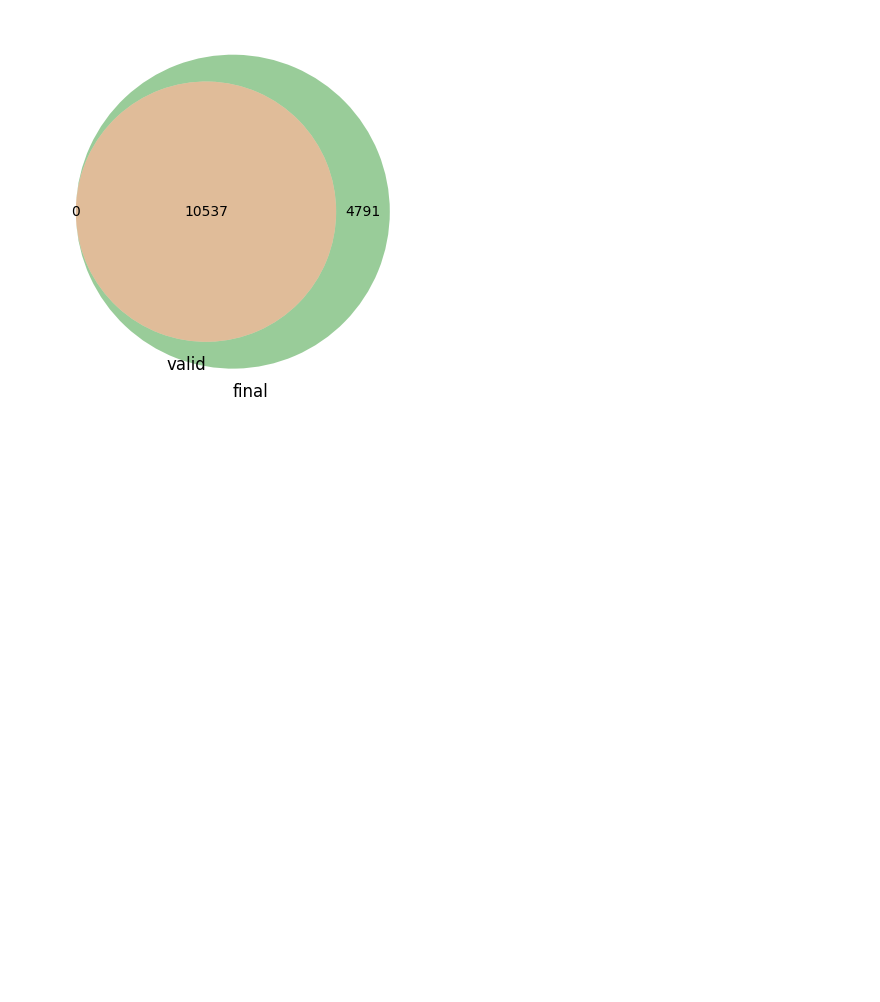
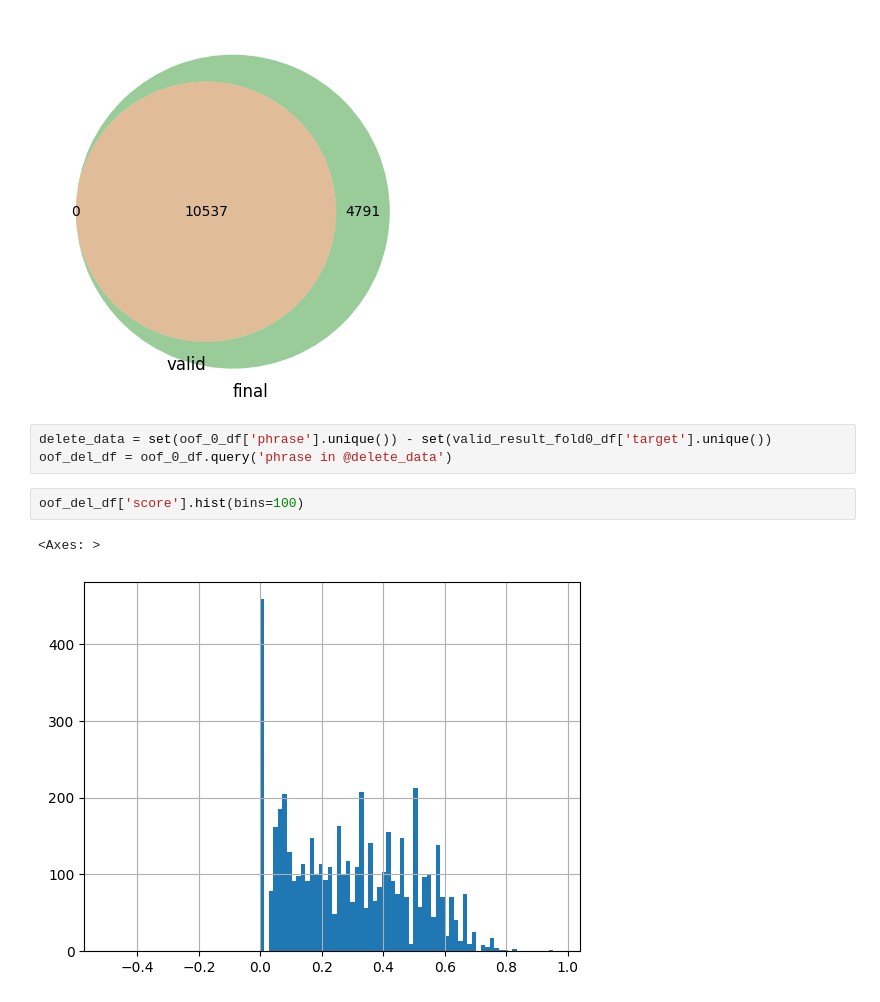
Before and after one commit to Luka-Magic/kaggle_asl2, a Jupyter notebook: exp/exp0007/check_oof.ipynb, the cells around one changed output. Cells and saved outputs as stored; diff of their text form; blank space fills up the shorter version.

```diff
--- a/exp/exp0007/check_oof.ipynb
+++ b/exp/exp0007/check_oof.ipynb
@@ -249,3 +249,11 @@ venn.venn2(subsets = (set(valid_result_fold0_df['target'].unique()), set(oof_0_d
 # %% [output]
 <matplotlib_venn._common.VennDiagram at 0x...>
 [figure]
+# %%
+delete_data = set(oof_0_df['phrase'].unique()) - set(valid_result_fold0_df['target'].unique())
+oof_del_df = oof_0_df.query('phrase in @delete_data')
+# %%
+oof_del_df['score'].hist(bins=100)
+# %% [output]
+<Axes: >
+[figure, added]
```
Also changed, not shown: 2 other files.
